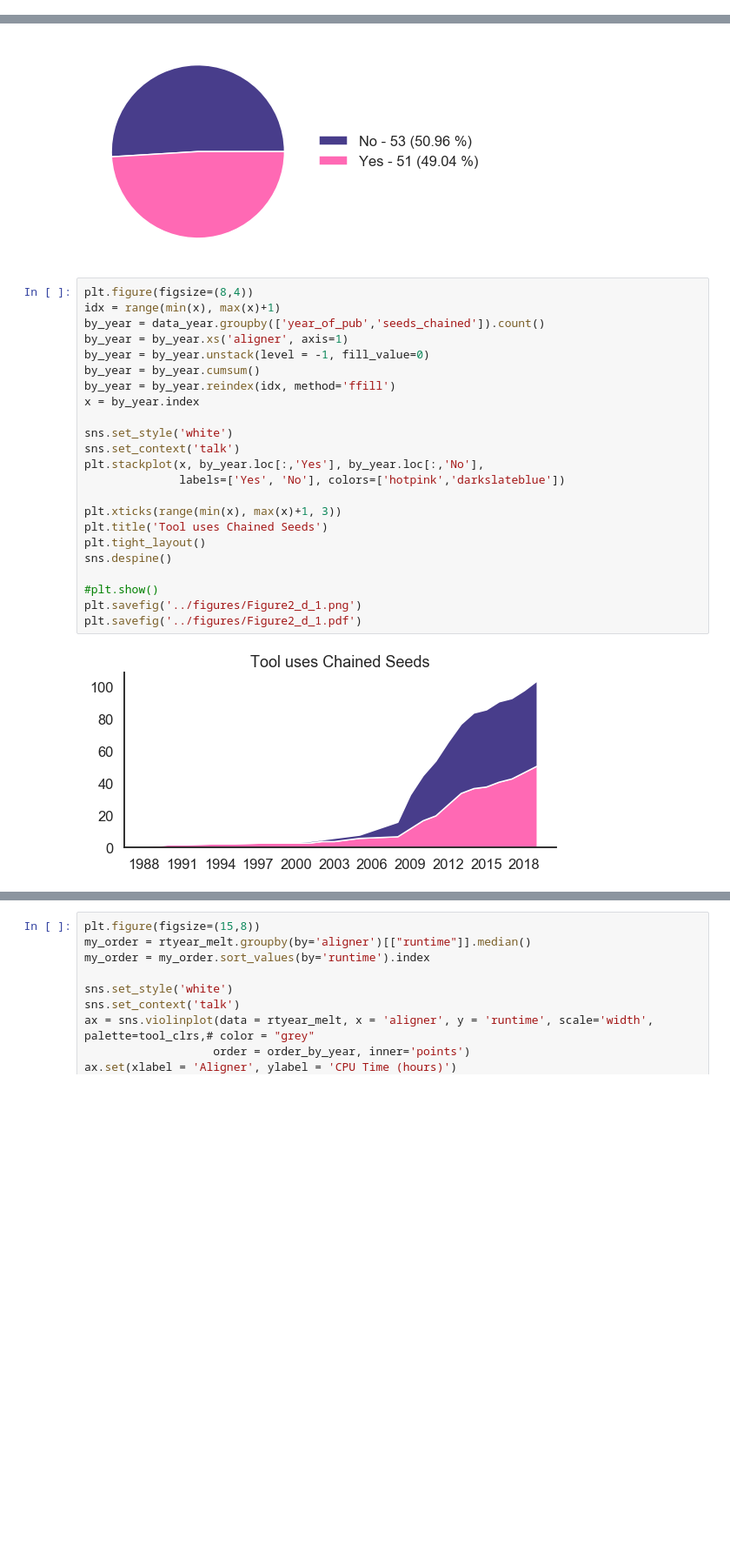
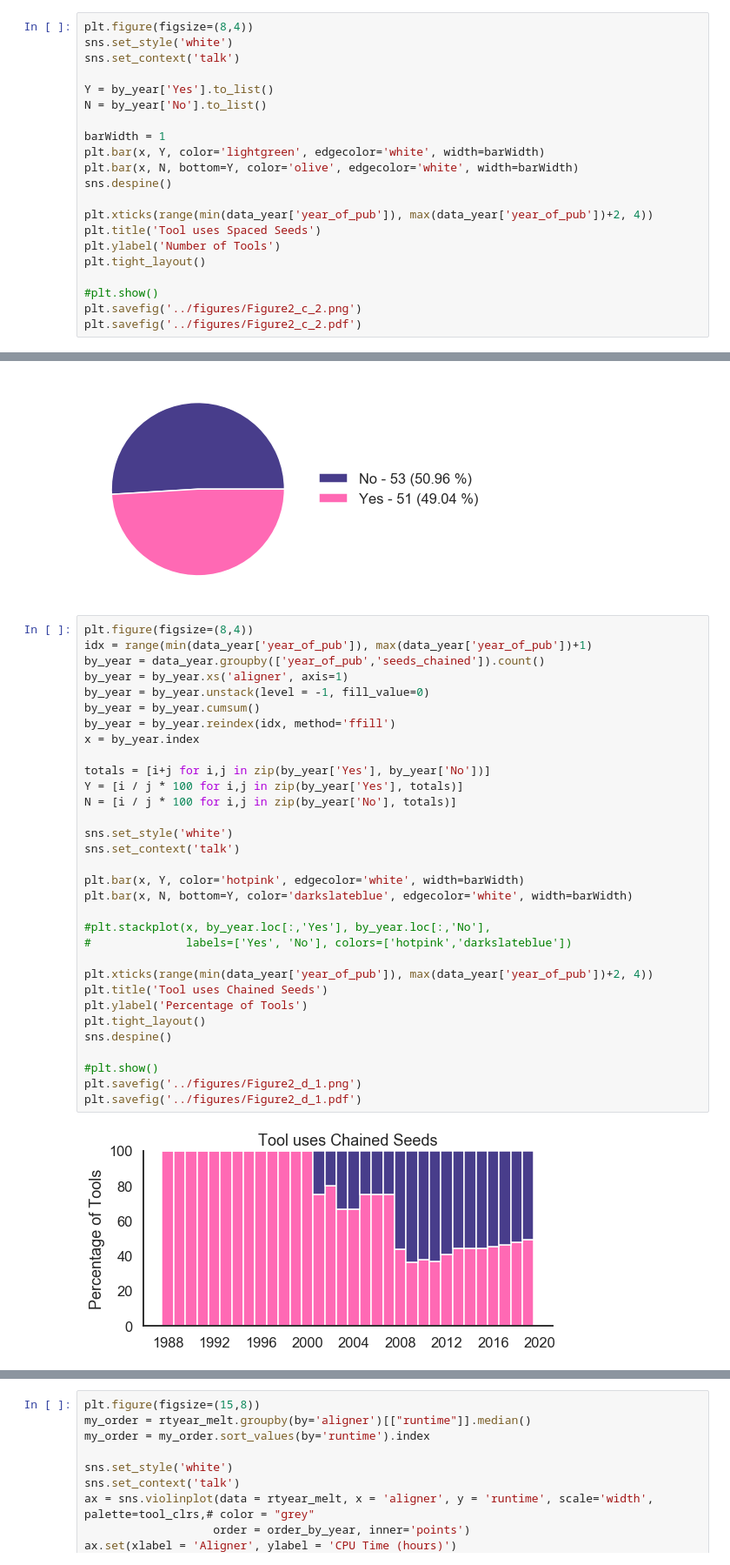
Before and after one commit to Mangul-Lab-USC/review-technology-dictates-algorithms, a Jupyter notebook: notebooks/Figure2.ipynb, the cells around one changed output, grey strips where cells are left out. Shown at 87% size. Cells and saved outputs as stored; diff of their text form; blank space fills up the shorter version.

```diff
--- a/notebooks/Figure2.ipynb
+++ b/notebooks/Figure2.ipynb
@@ -377,0 +441,21 @@ plt.savefig('../figures/Figure2_c_1.pdf')
+# %%
+plt.figure(figsize=(8,4))
+sns.set_style('white')
+sns.set_context('talk')
+
+Y = by_year['Yes'].to_list()
+N = by_year['No'].to_list()
+
+barWidth = 1
+plt.bar(x, Y, color='lightgreen', edgecolor='white', width=barWidth)
+plt.bar(x, N, bottom=Y, color='olive', edgecolor='white', width=barWidth)
+sns.despine()
+
+plt.xticks(range(min(data_year['year_of_pub']), max(data_year['year_of_pub'])+2, 4))
+plt.title('Tool uses Spaced Seeds')
+plt.ylabel('Number of Tools')
+plt.tight_layout()
+
+#plt.show()
+plt.savefig('../figures/Figure2_c_2.png')
+plt.savefig('../figures/Figure2_c_2.pdf')
@@ -392,26 +478,35 @@ plt.savefig('../figures/Figure2_d_0.pdf')
 [figure]
 # %%
 plt.figure(figsize=(8,4))
-idx = range(min(x), max(x)+1)
+idx = range(min(data_year['year_of_pub']), max(data_year['year_of_pub'])+1)
 by_year = data_year.groupby(['year_of_pub','seeds_chained']).count()
 by_year = by_year.xs('aligner', axis=1)
 by_year = by_year.unstack(level = -1, fill_value=0)
 by_year = by_year.cumsum()
 by_year = by_year.reindex(idx, method='ffill')
 x = by_year.index
 
+totals = [i+j for i,j in zip(by_year['Yes'], by_year['No'])]
+Y = [i / j * 100 for i,j in zip(by_year['Yes'], totals)]
+N = [i / j * 100 for i,j in zip(by_year['No'], totals)]
+
 sns.set_style('white')
 sns.set_context('talk')
-plt.stackplot(x, by_year.loc[:,'Yes'], by_year.loc[:,'No'],
-              labels=['Yes', 'No'], colors=['hotpink','darkslateblue'])
 
-plt.xticks(range(min(x), max(x)+1, 3))
+plt.bar(x, Y, color='hotpink', edgecolor='white', width=barWidth)
+plt.bar(x, N, bottom=Y, color='darkslateblue', edgecolor='white', width=barWidth)
+
+#plt.stackplot(x, by_year.loc[:,'Yes'], by_year.loc[:,'No'],
+#              labels=['Yes', 'No'], colors=['hotpink','darkslateblue'])
+
+plt.xticks(range(min(data_year['year_of_pub']), max(data_year['year_of_pub'])+2, 4))
 plt.title('Tool uses Chained Seeds')
+plt.ylabel('Percentage of Tools')
 plt.tight_layout()
 sns.despine()
 
 #plt.show()
 plt.savefig('../figures/Figure2_d_1.png')
 plt.savefig('../figures/Figure2_d_1.pdf')
 # %% [output]
-[figure, old version]
+[figure, new version]
```
Also changed, not shown: parts of 21 cells of this notebook, 46 other files.
